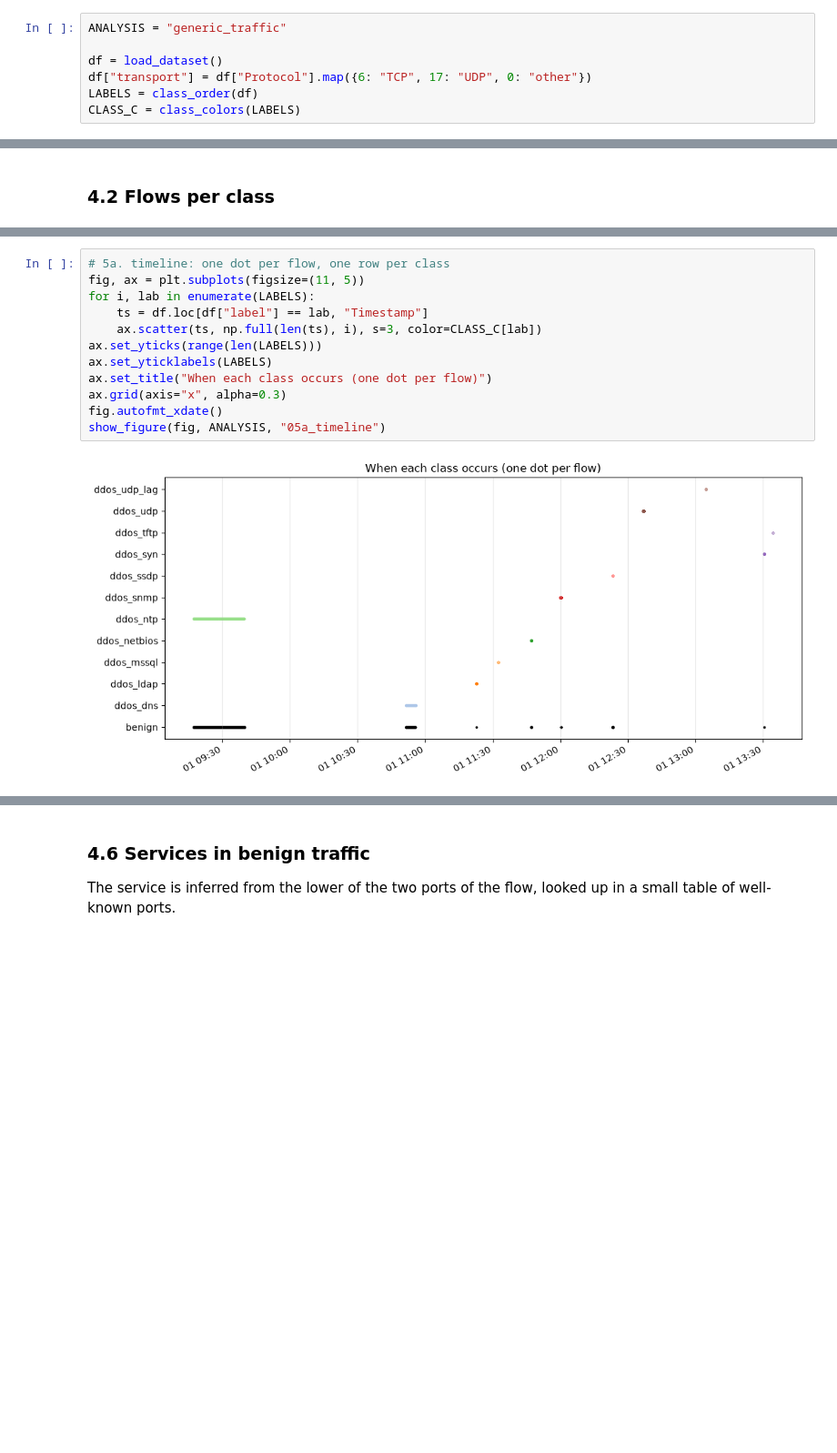
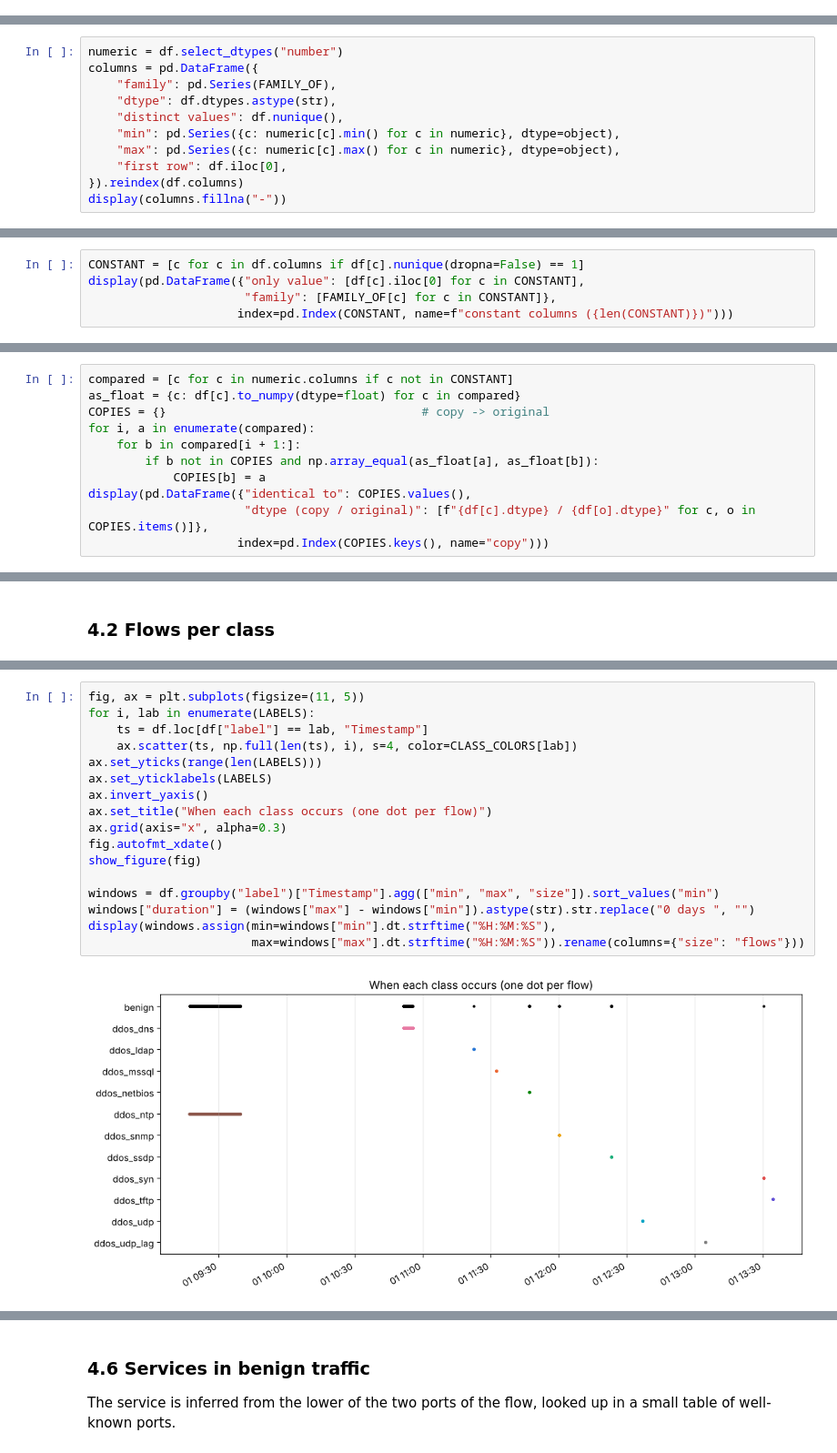
Before and after one commit to Simon1903123/ML4N_Project, a Jupyter notebook: project/analisi_dataset.ipynb, the cells around one changed output, grey strips where cells are left out. Shown at 91% size. Cells and saved outputs as stored; diff of their text form; blank space fills up the shorter version.

```diff
--- a/project/analisi_dataset.ipynb
+++ b/project/analisi_dataset.ipynb
@@ -521,7 +179,0 @@ The dataset as a whole, before looking at single features: a summary table, the
-# %%
-ANALYSIS = "generic_traffic"
-
-df = load_dataset()
-df["transport"] = df["Protocol"].map({6: "TCP", 17: "UDP", 0: "other"})
-LABELS = class_order(df)
-CLASS_C = class_colors(LABELS)
@@ -561,0 +327,11 @@ The table gathers the numbers of §3: 64,239 flows in 12 classes, recorded in 4
+# %%
+numeric = df.select_dtypes("number")
+columns = pd.DataFrame({
+    "family": pd.Series(FAMILY_OF),
+    "dtype": df.dtypes.astype(str),
+    "distinct values": df.nunique(),
+    "min": pd.Series({c: numeric[c].min() for c in numeric}, dtype=object),
+    "max": pd.Series({c: numeric[c].max() for c in numeric}, dtype=object),
+    "first row": df.iloc[0],
+}).reindex(df.columns)
+display(columns.fillna("-"))
@@ -561,0 +392,5 @@ The table gathers the numbers of §3: 64,239 flows in 12 classes, recorded in 4
+# %%
+CONSTANT = [c for c in df.columns if df[c].nunique(dropna=False) == 1]
+display(pd.DataFrame({"only value": [df[c].iloc[0] for c in CONSTANT],
+                      "family": [FAMILY_OF[c] for c in CONSTANT]},
+                     index=pd.Index(CONSTANT, name=f"constant columns ({len(CONSTANT)})")))
@@ -561,0 +418,11 @@ The table gathers the numbers of §3: 64,239 flows in 12 classes, recorded in 4
+# %%
+compared = [c for c in numeric.columns if c not in CONSTANT]
+as_float = {c: df[c].to_numpy(dtype=float) for c in compared}
+COPIES = {}                                    # copy -> original
+for i, a in enumerate(compared):
+    for b in compared[i + 1:]:
+        if b not in COPIES and np.array_equal(as_float[a], as_float[b]):
+            COPIES[b] = a
+display(pd.DataFrame({"identical to": COPIES.values(),
+                      "dtype (copy / original)": [f"{df[c].dtype} / {df[o].dtype}" for c, o in COPIES.items()]},
+                     index=pd.Index(COPIES.keys(), name="copy")))
@@ -696,14 +628,19 @@ Two views of the same information: a timeline with one dot per flow and one row
 # %%
-# 5a. timeline: one dot per flow, one row per class
 fig, ax = plt.subplots(figsize=(11, 5))
 for i, lab in enumerate(LABELS):
     ts = df.loc[df["label"] == lab, "Timestamp"]
-    ax.scatter(ts, np.full(len(ts), i), s=3, color=CLASS_C[lab])
+    ax.scatter(ts, np.full(len(ts), i), s=4, color=CLASS_COLORS[lab])
 ax.set_yticks(range(len(LABELS)))
 ax.set_yticklabels(LABELS)
+ax.invert_yaxis()
 ax.set_title("When each class occurs (one dot per flow)")
 ax.grid(axis="x", alpha=0.3)
 fig.autofmt_xdate()
-show_figure(fig, ANALYSIS, "05a_timeline")
+show_figure(fig)
+
+windows = df.groupby("label")["Timestamp"].agg(["min", "max", "size"]).sort_values("min")
+windows["duration"] = (windows["max"] - windows["min"]).astype(str).str.replace("0 days ", "")
+display(windows.assign(min=windows["min"].dt.strftime("%H:%M:%S"),
+                       max=windows["max"].dt.strftime("%H:%M:%S")).rename(columns={"size": "flows"}))
 # %% [output]
-[figure, old version]
+[figure, new version]
```
Also changed, not shown: parts of 351 cells of this notebook, 51 other files.
